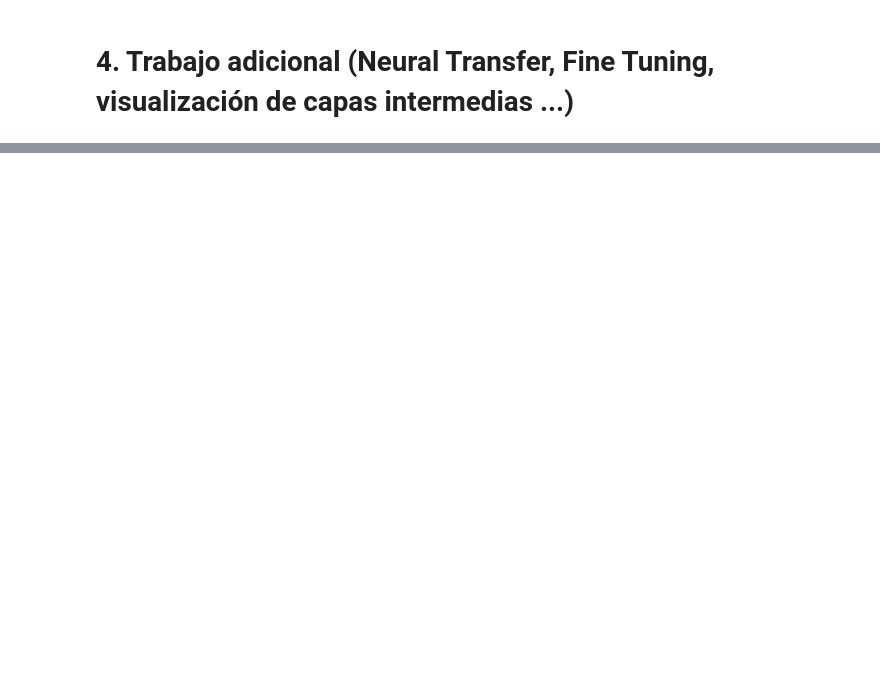
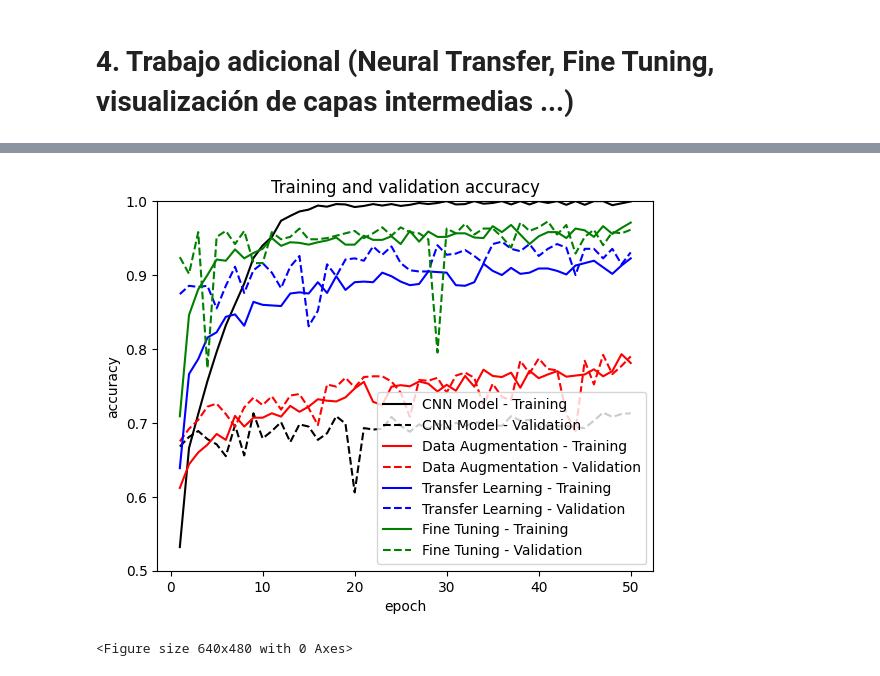
Before and after one commit to Pastafarista/dog-cat, a Jupyter notebook: notebook.ipynb, the cells around one changed output, grey strips where cells are left out. Drawn from its saved outputs; the diff is of its cells as text; code cells hidden in the pictures; blank space fills up the shorter version.

```diff
--- a/notebook.ipynb
+++ b/notebook.ipynb
@@ -330,0 +539,11 @@ Epoch 10/10
+# %%
+epochs = 50
+steps_per_epoch = train_generator.n // batch_size
+validation_steps = validation_generator.n // batch_size
+
+history_ft = model_fine_tuning.fit(train_generator,
+                    steps_per_epoch= steps_per_epoch,
+                    epochs= epochs,
+                    validation_data= validation_generator,
+                    validation_steps= validation_steps,
+                    verbose = 2)
@@ -330,0 +616,36 @@ Epoch 10/10
+# %%
+plt.plot(epochs, acc, 'k', label='CNN Model - Training')
+plt.plot(epochs, val_acc, 'k--', label='CNN Model - Validation')
+plt.plot(epochs, acc_da, 'r', label='Data Augmentation - Training')
+plt.plot(epochs, val_acc_da, 'r--', label='Data Augmentation - Validation')
+plt.plot(epochs, acc_tl, 'b', label='Transfer Learning - Training')
+plt.plot(epochs, val_acc_tl, 'b--', label='Transfer Learning - Validation')
+plt.plot(epochs, acc_ft, 'g', label='Fine Tuning - Training')
+plt.plot(epochs, val_acc_ft, 'g--', label='Fine Tuning - Validation')
+
+plt.title('Training and validation accuracy')
+plt.ylabel('accuracy')
+plt.ylim([0.5,1])
+
+plt.xlabel('epoch')
+
+plt.legend()
+plt.figure()
+
+# Guardar la gráfica de la precisión
+PATH = os.getcwd() + '/imagenes/accuracy.png'
+plt.savefig(PATH)
+
+# Histograma de la precisión
+plt.hist([acc, val_acc, acc_da, val_acc_da, acc_tl, val_acc_tl, acc_ft, val_acc_ft],)
+plt.xlabel('accuracy')
+plt.legend(['CNN Model - Training', 'CNN Model - Validation', 'Data Augmentation - Training', 'Data Augmentation - Validation', 'Transfer Learning - Training', 'Transfer Learning - Validation', 'Fine Tuning - Training', 'Fine Tuning - Validation'])
+plt.title('Histograma de la precisión en test')
+plt.show()
+
+# Guardar el histograma de la precisión
+PATH = os.getcwd() + '/imagenes/histograma.png'
+plt.savefig(PATH)
+# %% [output]
+[figure, added]
+<Figure size 640x480 with 0 Axes>
```
Also changed, not shown: parts of 38 cells of this notebook, 9 other files.
